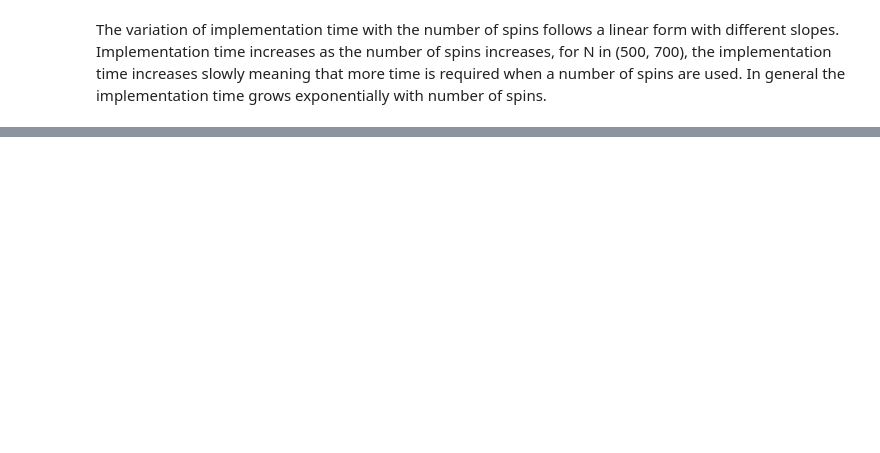
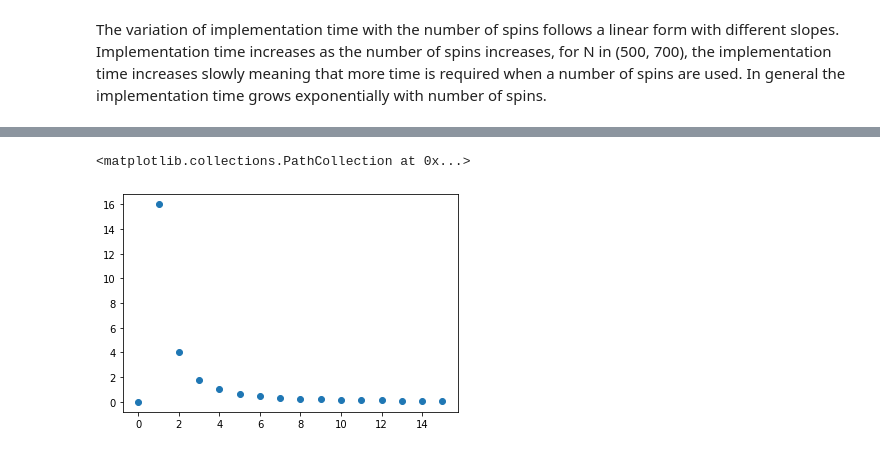
Before and after one commit to mballarin97/Hopfield-project, a Jupyter notebook: Deterministic stability.ipynb, the cells around one changed output, grey strips where cells are left out. Cells and saved outputs as stored; diff of their text form; code cells hidden in the pictures; blank space fills up the shorter version.

```diff
--- a/Deterministic stability.ipynb
+++ b/Deterministic stability.ipynb
@@ -296,0 +388,27 @@ ax.legend()
+# %%
+def w_error(sys11, sys22, alpha):
+    sys1 = deepcopy(sys11)
+    sys2 = deepcopy(sys22)
+    N = sys1.shape[0]
+    L = int(np.sqrt(N))
+    sys1 = sys1.reshape(L,L)
+    sys2 = sys2.reshape(L,L)
+    wrong1 = []
+    wrong2 = []
+    min_dist = []
+    for i in range(L):
+        for j in range(L):
+            if sys1[i][j] == sys2[i][j]: continue
+            elif sys1[i][j]== 1 :
+                wrong1.append( np.array([i,j]) )
+            elif sys2[i][j]== 1:
+                wrong2.append( np.array([i,j]) )
+    for i in wrong1:
+        distances = []
+        for j in wrong2:
+            if np.linalg.norm(i-j) !=0 :
+                distances.append( np.linalg.norm(i-j) )
+        min_dist.append( np.array(distances).min() )
+    min_dist = np.array(min_dist)
+    err =  (1/(min_dist)**alpha).sum()
+    return err
@@ -296,0 +440,14 @@ ax.legend()
+# %%
+patt = [np.zeros(N)-1 for j in range(L)]
+for i in range(L):
+    for j in range(L):
+        patt[i][i+L*j]=1
+# %%
+err = []
+for i in patt:
+    err.append(w_error(patt[0],i,2))
+
+plt.scatter(np.arange(16),err)
+# %% [output]
+<matplotlib.collections.PathCollection at 0x...>
+[figure, added]
```
Also changed, not shown: parts of 17 cells of this notebook, 1 other file.
